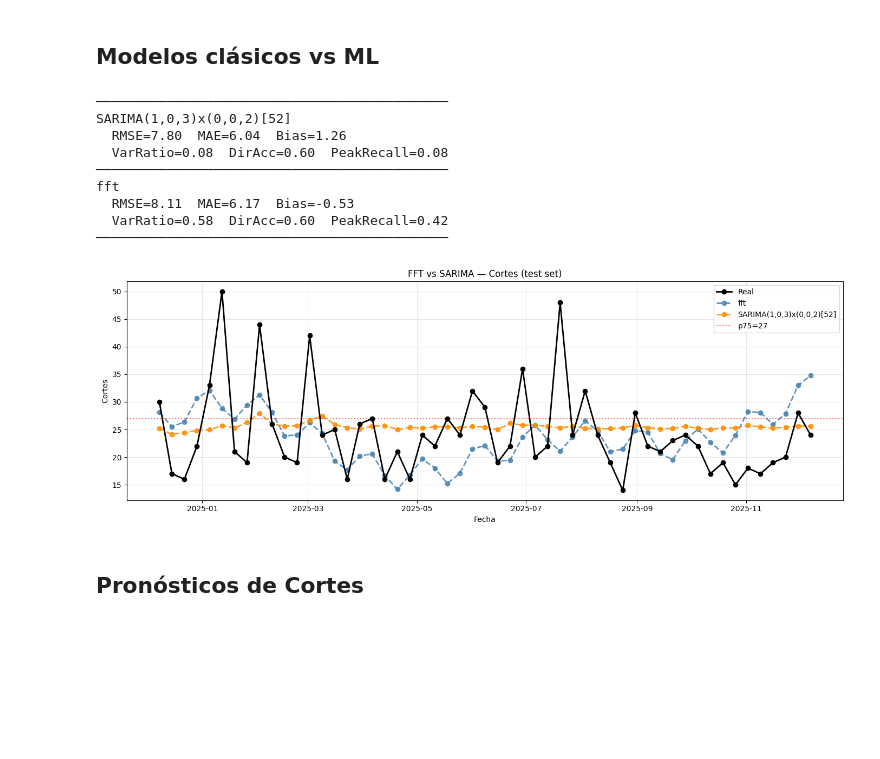
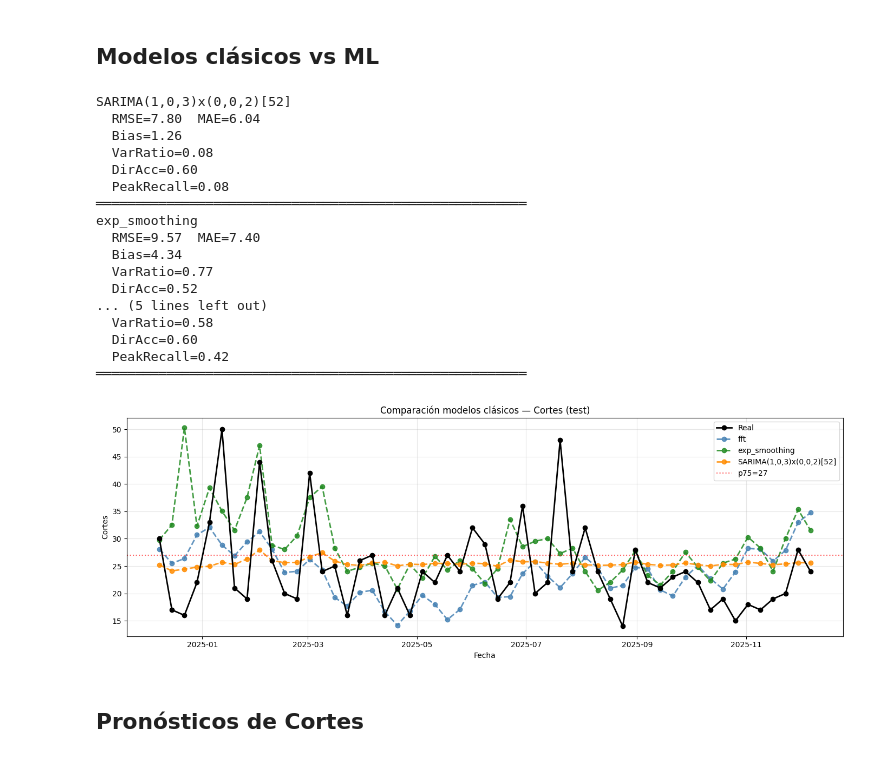
Before and after one commit to nataliamarinn/series_de_tiempo_austral, a Jupyter notebook: TP2_series_grupo_3.ipynb, the cells around one changed output. Cells and saved outputs as stored; diff of their text form; code cells hidden in the pictures; blank space fills up the shorter version.

```diff
--- a/TP2_series_grupo_3.ipynb
+++ b/TP2_series_grupo_3.ipynb
@@ -359,61 +352,89 @@ sarima_pred = pd.DataFrame({
 # ── agregar al df de predicciones ya cargado ─────────────────────────
 cortes_completo = pd.concat([cortes, sarima_pred], ignore_index=True)
 # %%
-modelos_cmp = ['fft', 'SARIMA(1,0,3)x(0,0,2)[52]']
+# ── modelos a comparar ───────────────────────────────────────
+modelos_cmp = [
+    'fft',
+    'exp_smoothing',
+    'SARIMA(1,0,3)x(0,0,2)[52]'
+]
 
 subset = cortes_completo[cortes_completo['model'].isin(modelos_cmp)].copy()
 
 # ── métricas ─────────────────────────────────────────────────────────
-print("─" * 45)
 for model, grp in subset.groupby('model'):
     grp = grp.sort_values('date')
+
     rmse = np.sqrt(((grp['y_true'] - grp['y_pred'])**2).mean())
     mae  = (grp['y_true'] - grp['y_pred']).abs().mean()
     bias = (grp['y_pred'] - grp['y_true']).mean()
+
     var_ratio = grp['y_pred'].std() / grp['y_true'].std()
+
     dy_true = grp['y_true'].diff().dropna()
     dy_pred = grp['y_pred'].diff().dropna()
     dir_acc = (np.sign(dy_true.values) == np.sign(dy_pred.values)).mean()
+
     mask = grp['y_true'] > umbral
     peak_recall = (grp['y_pred'][mask] > umbral).mean() if mask.sum() > 0 else np.nan
+
     print(f"{model}")
-    print(f"  RMSE={rmse:.2f}  MAE={mae:.2f}  Bias={bias:.2f}")
-    print(f"  VarRatio={var_ratio:.2f}  DirAcc={dir_acc:.2f}  PeakRecall={peak_recall:.2f}")
-    print("─" * 45)
+    print(f"  RMSE={rmse:.2f}  MAE={mae:.2f}")
+    print(f"  Bias={bias:.2f}")
+    print(f"  VarRatio={var_ratio:.2f}")
+    print(f"  DirAcc={dir_acc:.2f}")
+    print(f"  PeakRecall={peak_recall:.2f}")
+    print("═" * 55)
 
 # ── plot ─────────────────────────────────────────────────────────────
-colors = {'fft': 'steelblue', 'SARIMA(1,0,3)x(0,0,2)[52]': 'darkorange'}
+colors = {
+    'fft': 'steelblue',
+    'exp_smoothing': 'forestgreen',
+    'SARIMA(1,0,3)x(0,0,2)[52]': 'darkorange'
+}
 
 fig, ax = plt.subplots(figsize=(14, 5))
 
-# real (tomar de cualquiera de los dos)
+# serie real
 real = subset[subset['model'] == 'fft'].sort_values('date')
 ax.plot(real['date'], real['y_true'], 'k-o', lw=2, label='Real', zorder=10)
 
+# modelos
 for model in modelos_cmp:
     grp = subset[subset['model'] == model].sort_values('date')
-    ax.plot(grp['date'], grp['y_pred'], '--o', lw=2,
-            color=colors[model], label=model, alpha=0.85)
+    ax.plot(grp['date'], grp['y_pred'], '--o',
+            lw=2, color=colors[model],
+            label=model, alpha=0.85)
 
-ax.axhline(umbral, color='red', linestyle=':', alpha=0.6, label=f'p75={umbral:.0f}')
-ax.set_title('FFT vs SARIMA — Cortes (test set)')
+ax.axhline(umbral, color='red', linestyle=':',
+           alpha=0.6, label=f'p75={umbral:.0f}')
+
+ax.set_title('Comparación modelos clásicos — Cortes (test)')
 ax.set_xlabel('Fecha')
 ax.set_ylabel('Cortes')
 ax.legend()
 ax.grid(True, alpha=0.3)
 plt.tight_layout()
 plt.show()
 # %% [output]
-─────────────────────────────────────────────
 SARIMA(1,0,3)x(0,0,2)[52]
-  RMSE=7.80  MAE=6.04  Bias=1.26
-  VarRatio=0.08  DirAcc=0.60  PeakRecall=0.08
-─────────────────────────────────────────────
-fft
-  RMSE=8.11  MAE=6.17  Bias=-0.53
-  VarRatio=0.58  DirAcc=0.60  PeakRecall=0.42
-─────────────────────────────────────────────
+  RMSE=7.80  MAE=6.04
+  Bias=1.26
+  VarRatio=0.08
+  DirAcc=0.60
+  PeakRecall=0.08
+═══════════════════════════════════════════════════════
+exp_smoothing
+  RMSE=9.57  MAE=7.40
+  Bias=4.34
+  VarRatio=0.77
+  DirAcc=0.52
+... (5 lines left out)
+  VarRatio=0.58
+  DirAcc=0.60
+  PeakRecall=0.42
+═══════════════════════════════════════════════════════
-[figure, old version]
+[figure, new version]
 # %% [markdown]
 ## Pronósticos de Cortes
 # %%
```
Also changed, not shown: parts of 2 cells of this notebook.
